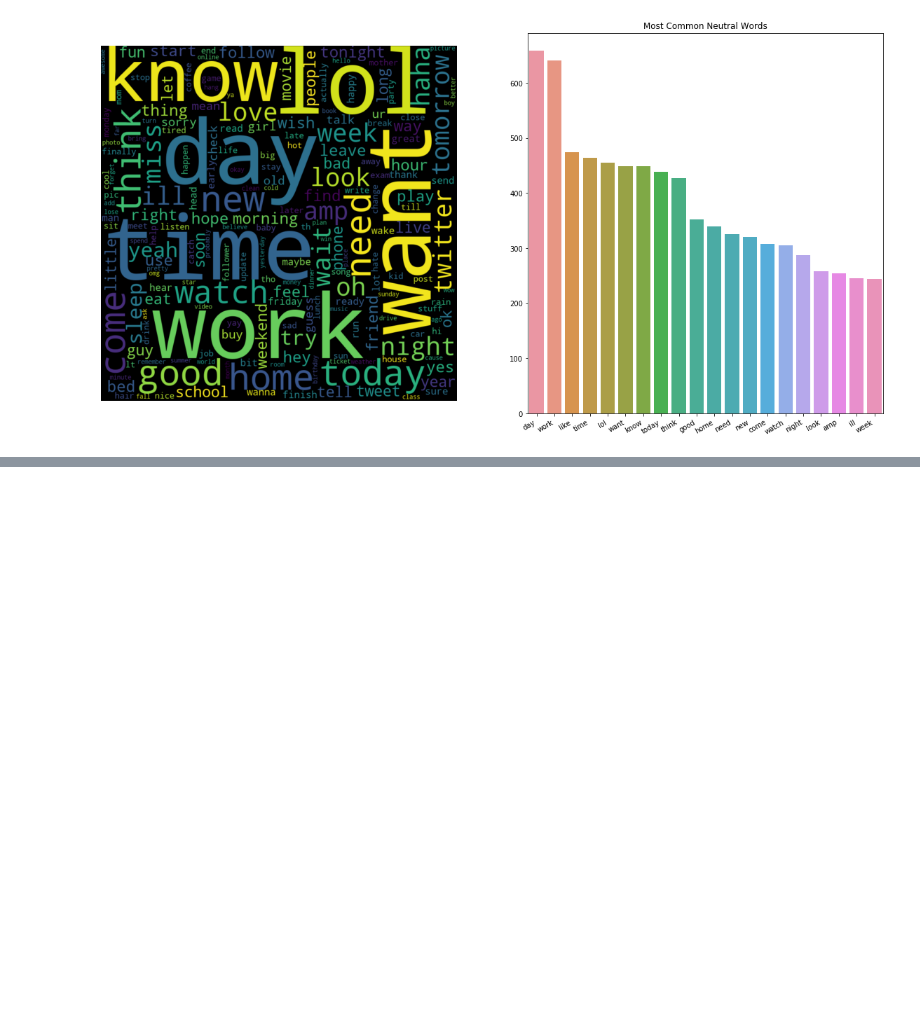
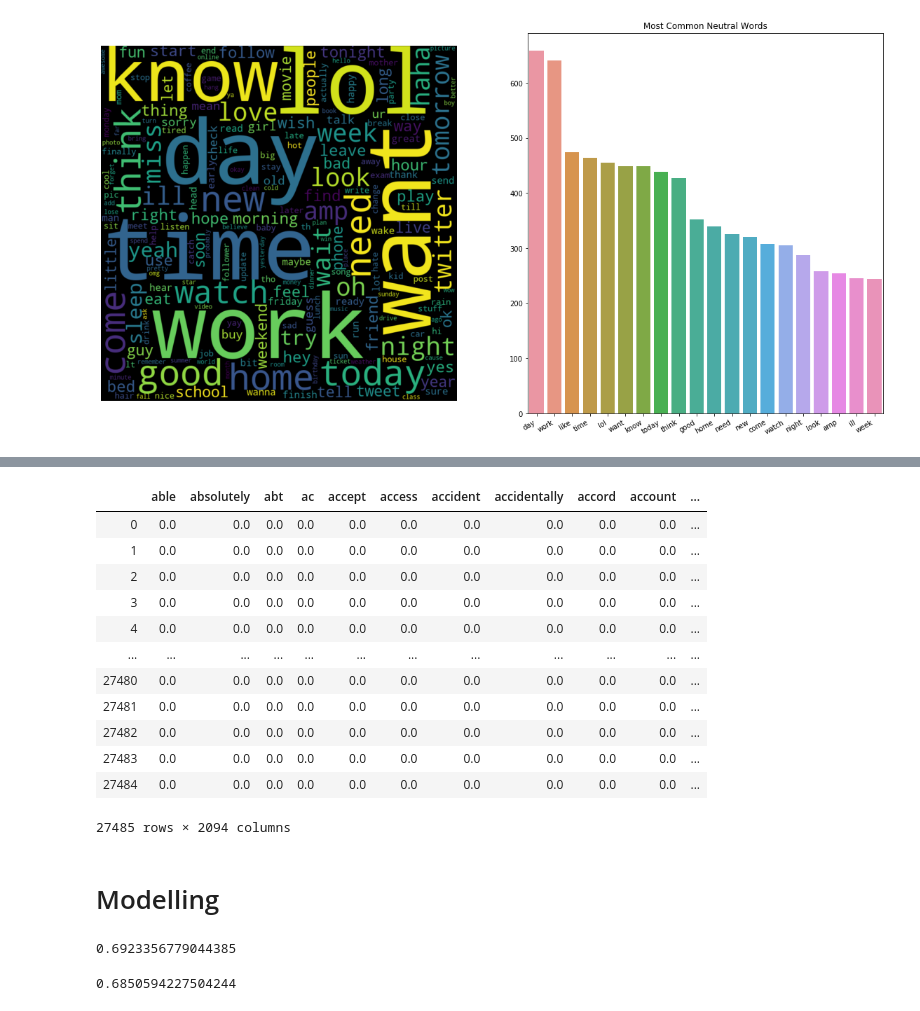
Before and after one commit to FreedomVAce/Tweet_Sentiment_Extraction, a Jupyter notebook: tweet_sentiment_extraction.ipynb, the cells around one changed output, grey strips where cells are left out. Drawn from its saved outputs; the diff is of its cells as text; code cells hidden in the pictures; blank space fills up the shorter version.

Commit message:
modelling

```diff
--- a/tweet_sentiment_extraction.ipynb
+++ b/tweet_sentiment_extraction.ipynb
@@ -305,0 +298,5 @@ plt.show()
+# %%
+from sklearn.feature_extraction.text import TfidfVectorizer
+tfidf = TfidfVectorizer(min_df = 0.0003).fit(train["clean_text"])
+X_train = tfidf.transform(train["clean_text"])
+my_df = pd.DataFrame(columns=tfidf.get_feature_names(), data=X_train.toarray())
@@ -305,0 +313,21 @@ plt.show()
+# %%
+sentiment = pd.DataFrame(train['sentiment'])
+df = my_df.join(sentiment)
+# %%
+df
+# %% [output]
+|  | able | absolutely | abt | ac | accept | access | accident | accidentally | accord | account | ... |
+| 0 | 0.0 | 0.0 | 0.0 | 0.0 | 0.0 | 0.0 | 0.0 | 0.0 | 0.0 | 0.0 | ... |
+| 1 | 0.0 | 0.0 | 0.0 | 0.0 | 0.0 | 0.0 | 0.0 | 0.0 | 0.0 | 0.0 | ... |
+| 2 | 0.0 | 0.0 | 0.0 | 0.0 | 0.0 | 0.0 | 0.0 | 0.0 | 0.0 | 0.0 | ... |
+| 3 | 0.0 | 0.0 | 0.0 | 0.0 | 0.0 | 0.0 | 0.0 | 0.0 | 0.0 | 0.0 | ... |
+| 4 | 0.0 | 0.0 | 0.0 | 0.0 | 0.0 | 0.0 | 0.0 | 0.0 | 0.0 | 0.0 | ... |
+| ... | ... | ... | ... | ... | ... | ... | ... | ... | ... | ... | ... |
+| 27480 | 0.0 | 0.0 | 0.0 | 0.0 | 0.0 | 0.0 | 0.0 | 0.0 | 0.0 | 0.0 | ... |
+| 27481 | 0.0 | 0.0 | 0.0 | 0.0 | 0.0 | 0.0 | 0.0 | 0.0 | 0.0 | 0.0 | ... |
+| 27482 | 0.0 | 0.0 | 0.0 | 0.0 | 0.0 | 0.0 | 0.0 | 0.0 | 0.0 | 0.0 | ... |
+| 27483 | 0.0 | 0.0 | 0.0 | 0.0 | 0.0 | 0.0 | 0.0 | 0.0 | 0.0 | 0.0 | ... |
+| 27484 | 0.0 | 0.0 | 0.0 | 0.0 | 0.0 | 0.0 | 0.0 | 0.0 | 0.0 | 0.0 | ... |
+27485 rows × 2094 columns
+# %% [markdown]
+# Modelling
@@ -305,0 +354,12 @@ plt.show()
+# %%
+my_random_forest = RandomForestClassifier(n_estimators=50)
+my_random_forest.fit(X_train, y_train)
+my_random_forest.score(X_test,y_test)
+# %% [output]
+0.6923356779044385
+# %%
+logreg = LogisticRegression(solver = 'lbfgs',multi_class='auto')
+logreg.fit(X_train, y_train)
+logreg.score(X_test,y_test)
+# %% [output]
+0.6850594227504244
```
Also changed, not shown: parts of 10 cells of this notebook.
